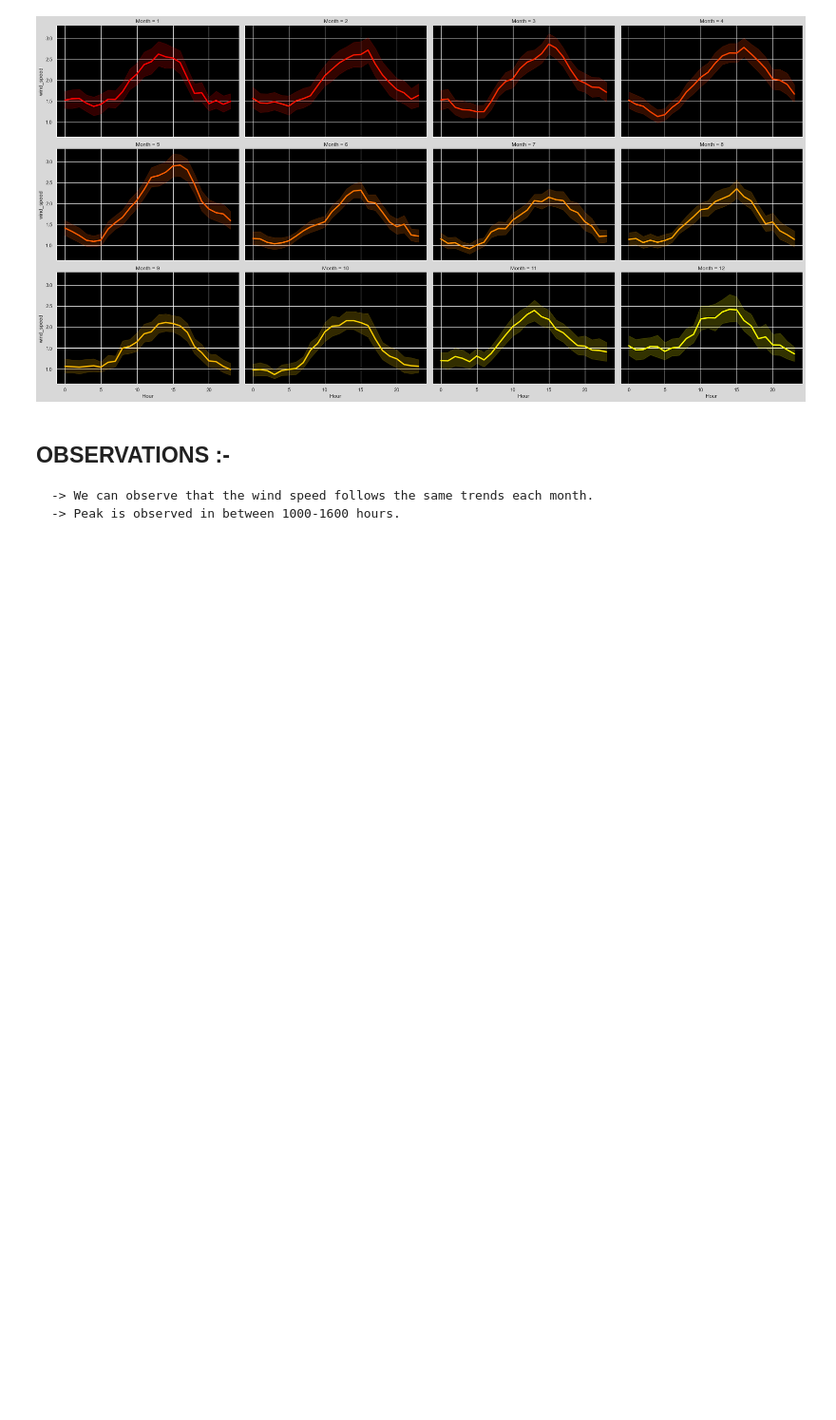
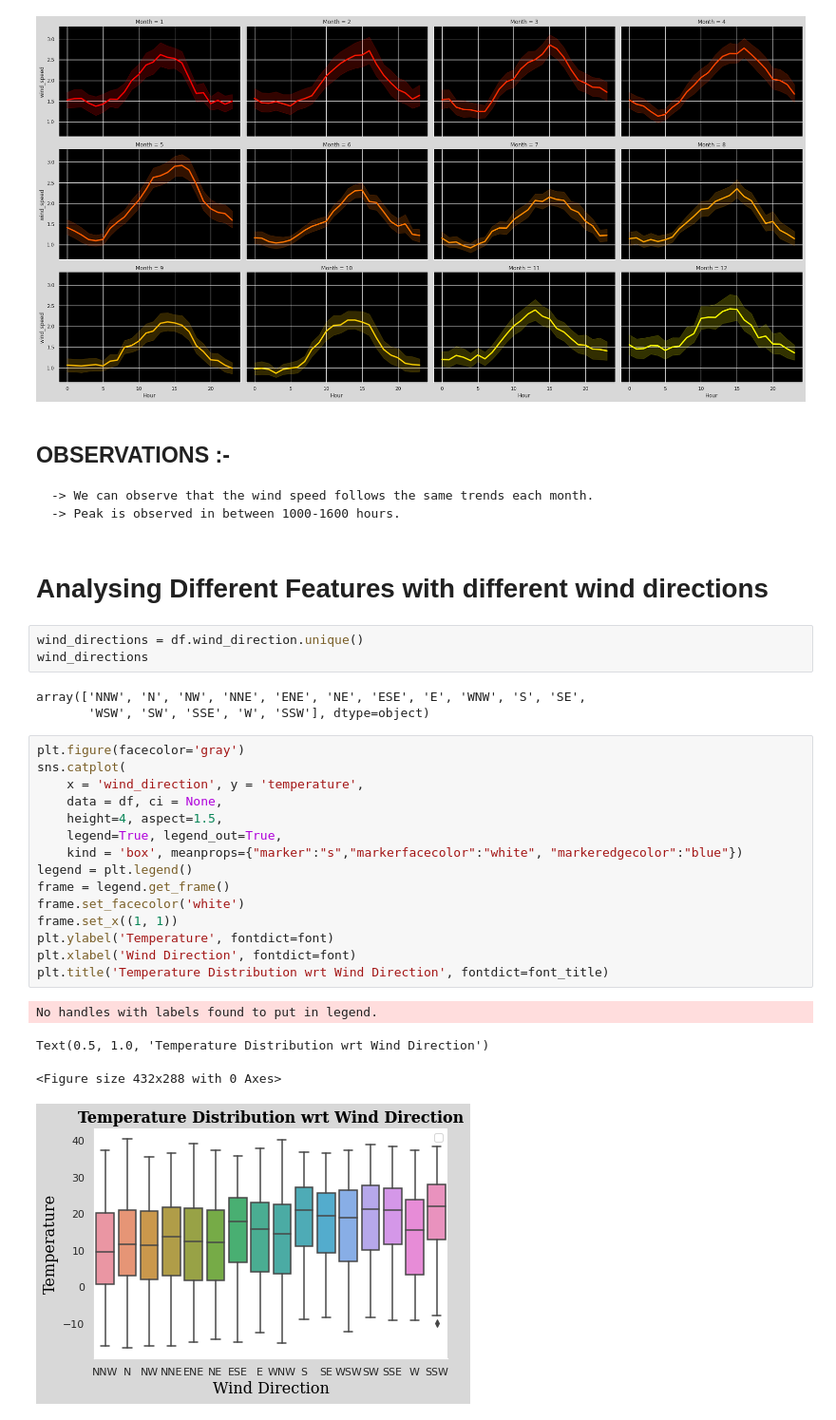
Before and after one commit to SouravBiswal/GeeksFiestaAI-ML-Team-7--1, a Jupyter notebook: Data_Preprocessing.ipynb, the cells around one changed output. Shown at 95% size. Cells and saved outputs as stored; diff of their text form; blank space fills up the shorter version.

Commit message:
Modified Visualizations

```diff
--- a/Data_Preprocessing.ipynb
+++ b/Data_Preprocessing.ipynb
@@ -832,3 +832,31 @@ g.set_titles(template="Month = {col_name}")
 ## OBSERVATIONS :-
     -> We can observe that the wind speed follows the same trends each month.
     -> Peak is observed in between 1000-1600 hours.
+# %% [markdown]
+# Analysing Different Features with different wind directions
+# %%
+wind_directions = df.wind_direction.unique()
+wind_directions
+# %% [output]
+array(['NNW', 'N', 'NW', 'NNE', 'ENE', 'NE', 'ESE', 'E', 'WNW', 'S', 'SE',
+       'WSW', 'SW', 'SSE', 'W', 'SSW'], dtype=object)
+# %%
+plt.figure(facecolor='gray')
+sns.catplot(
+    x = 'wind_direction', y = 'temperature',
+    data = df, ci = None,
+    height=4, aspect=1.5,
+    legend=True, legend_out=True,
+    kind = 'box', meanprops={"marker":"s","markerfacecolor":"white", "markeredgecolor":"blue"})
+legend = plt.legend()
+frame = legend.get_frame()
+frame.set_facecolor('white')
+frame.set_x((1, 1))
+plt.ylabel('Temperature', fontdict=font)
+plt.xlabel('Wind Direction', fontdict=font)
+plt.title('Temperature Distribution wrt Wind Direction', fontdict=font_title)
+# %% [output]
+No handles with labels found to put in legend.
+Text(0.5, 1.0, 'Temperature Distribution wrt Wind Direction')
+<Figure size 432x288 with 0 Axes>
+[figure, added]
```
Also changed, not shown: parts of 17 cells of this notebook.
